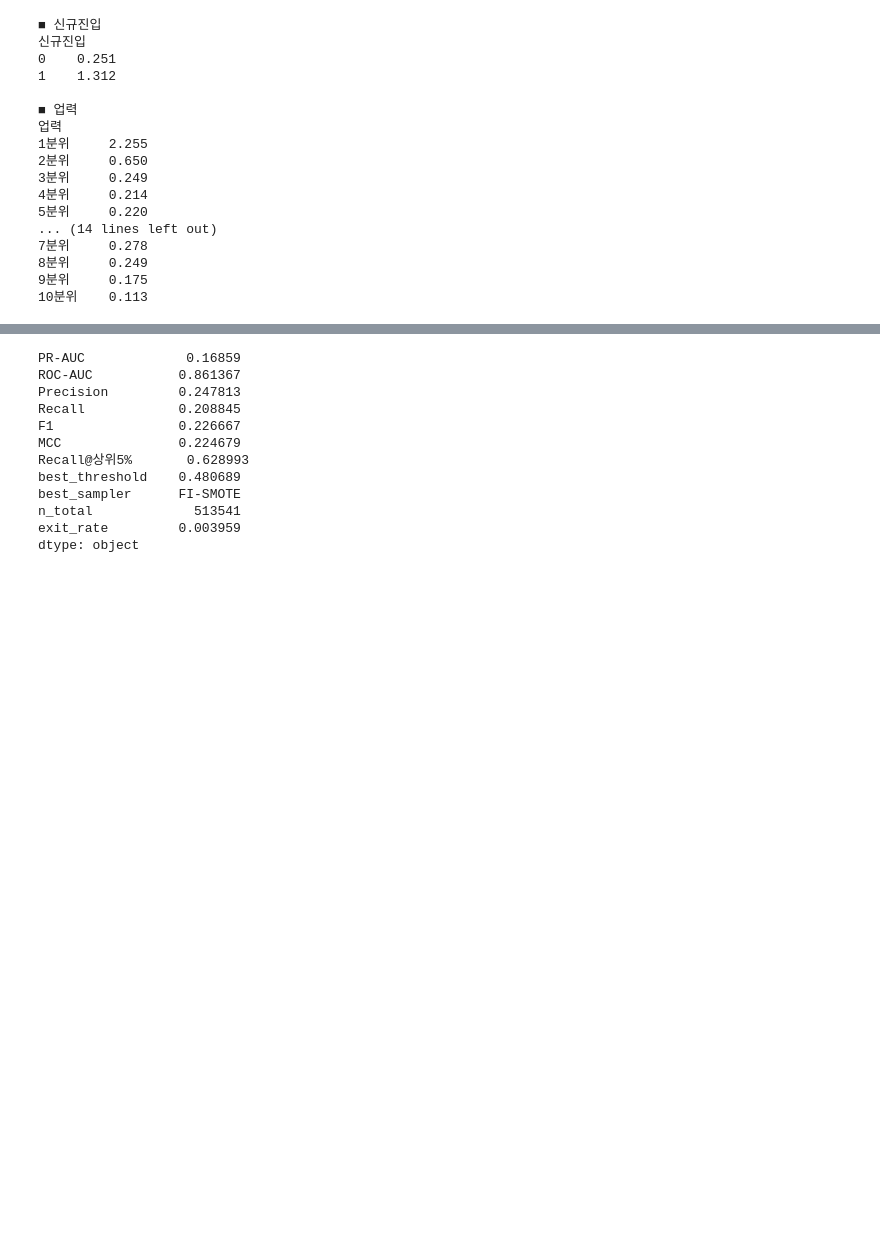
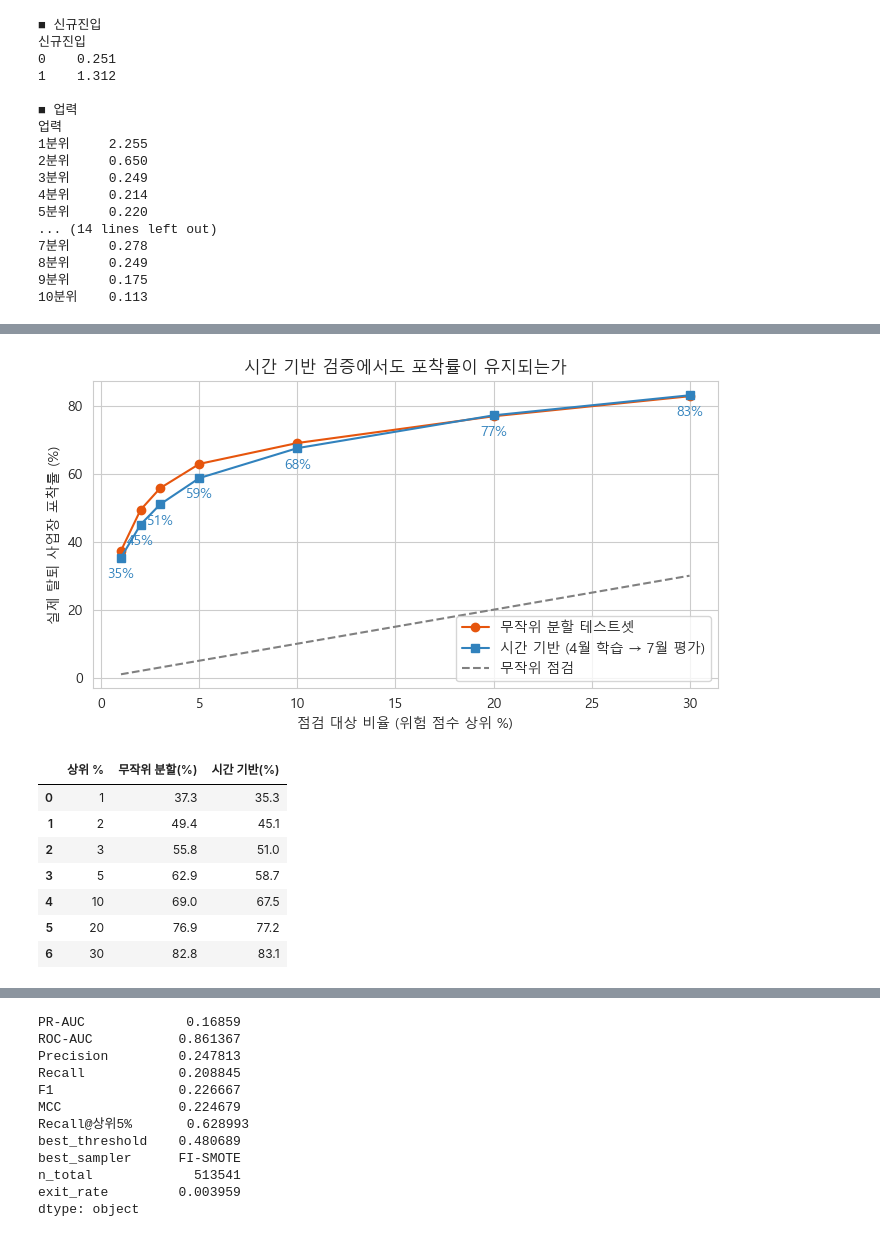
Before and after one commit to cholin3721/NPS-Workplace-Exit-Prediction, a Jupyter notebook: nps_exit_prediction.ipynb, the cells around one changed output, grey strips where cells are left out. Drawn from its saved outputs; the diff is of its cells as text; code cells hidden in the pictures; blank space fills up the shorter version.

```diff
--- a/nps_exit_prediction.ipynb
+++ b/nps_exit_prediction.ipynb
@@ -749,0 +871,15 @@ for col in fi.index[:3]:
+# %%
+t = time.time()
+X_past, y_past, d_past = build_dataset('202604', '202603', '202601', '202512', '202607')
+print(f'학습(4월 기준): {len(X_past):,}곳, 탈퇴율 {y_past.mean()*100:.3f}%  ({time.time()-t:.0f}s)')
+print(f'평가(7월 기준): {len(X):,}곳, 탈퇴율 {y.mean()*100:.3f}%')
+
+Xp, yp = fi_smote_resample(X_past, y_past, sampling_strategy=0.1, random_state=42)
+oot_model = RandomForestClassifier(random_state=42, n_jobs=-1, **gs.best_params_)
+oot_model.fit(Xp, yp)
+prob_oot = oot_model.predict_proba(X)[:, 1]
+oot = evaluate(y, prob_oot)
+del oot_model, Xp, yp; gc.collect()
+
+compare = pd.DataFrame({'무작위 분할 (7월 안에서 8:2)': final_metrics, '시간 기반 (4월 학습 → 7월 평가)': oot}).T
+compare.round(4)
@@ -749,0 +897,24 @@ for col in fi.index[:3]:
+# %%
+cap_oot = [recall_at_top(y, prob_oot, p) * 100 for p in pcts]
+plt.figure(figsize=(7, 4))
+plt.plot(pcts, capture, marker='o', color='#e6550d', label='무작위 분할 테스트셋')
+plt.plot(pcts, cap_oot, marker='s', color='#3182bd', label='시간 기반 (4월 학습 → 7월 평가)')
+plt.plot(pcts, pcts, linestyle='--', color='gray', label='무작위 점검')
+for p, c in zip(pcts, cap_oot):
+    plt.text(p, c - 6, f'{c:.0f}%', ha='center', color='#3182bd')
+plt.xlabel('점검 대상 비율 (위험 점수 상위 %)'); plt.ylabel('실제 탈퇴 사업장 포착률 (%)')
+plt.title('시간 기반 검증에서도 포착률이 유지되는가')
+plt.legend()
+save('12_time_validation')
+plt.show()
+pd.DataFrame({'상위 %': pcts, '무작위 분할(%)': np.round(capture, 1), '시간 기반(%)': np.round(cap_oot, 1)})
+# %% [output]
+[figure, added]
+|  | 상위 % | 무작위 분할(%) | 시간 기반(%) |
+| 0 | 1 | 37.3 | 35.3 |
+| 1 | 2 | 49.4 | 45.1 |
+| 2 | 3 | 55.8 | 51.0 |
+| 3 | 5 | 62.9 | 58.7 |
+| 4 | 10 | 69.0 | 67.5 |
+| 5 | 20 | 76.9 | 77.2 |
+| 6 | 30 | 82.8 | 83.1 |
```
Also changed, not shown: parts of 18 cells of this notebook, 23 other files.
